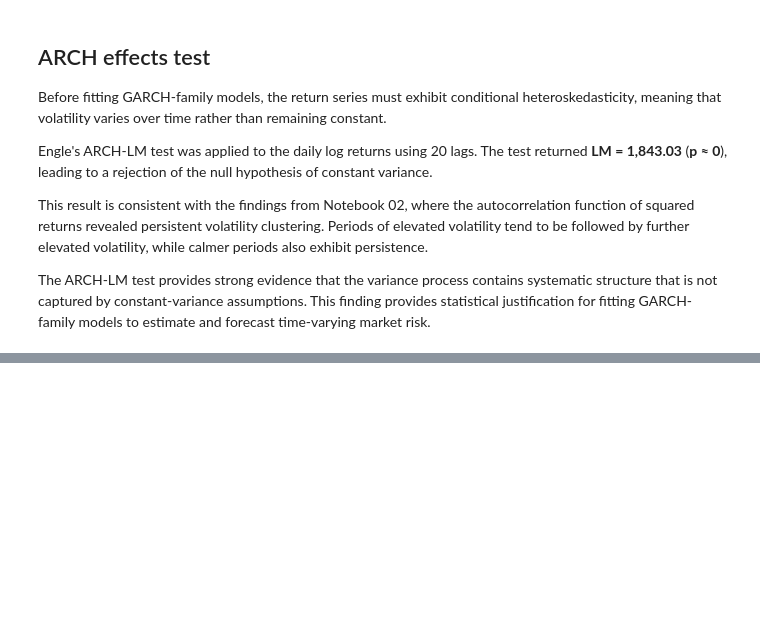
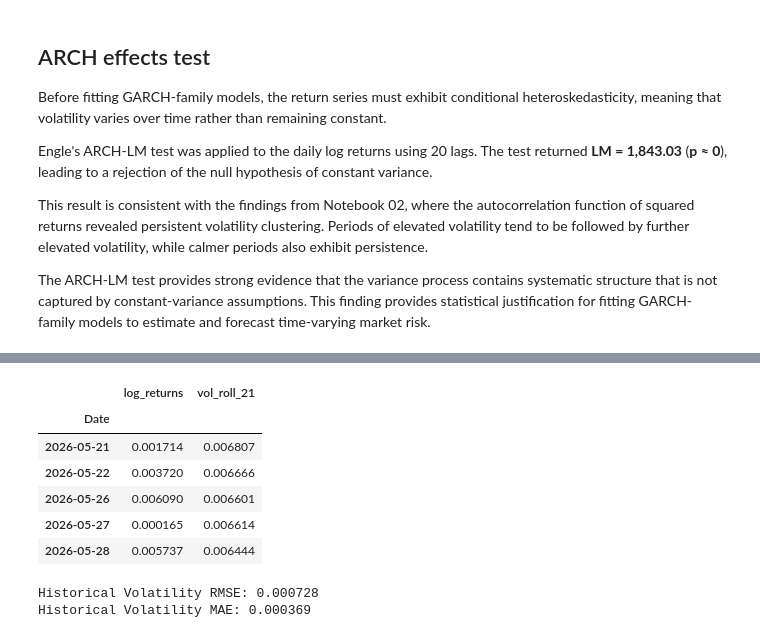
Before and after one commit to Mena-Beshara/sp500-market-intelligence-system, a Jupyter notebook: notebooks/05_volatility_forecasting_garch.ipynb, the cells around one changed output, grey strips where cells are left out. Drawn from its saved outputs; the diff is of its cells as text; code cells hidden in the pictures; blank space fills up the shorter version.

```diff
--- a/notebooks/05_volatility_forecasting_garch.ipynb
+++ b/notebooks/05_volatility_forecasting_garch.ipynb
@@ -120,0 +135,11 @@ The ARCH-LM test provides strong evidence that the variance process contains sys
+# %%
+# To ensure the  sensible values:
+df[['log_returns', 'vol_roll_21']].tail()
+# %% [output]
+|  | log_returns | vol_roll_21 |
+| Date |  |  |
+| 2026-05-21 | 0.001714 | 0.006807 |
+| 2026-05-22 | 0.003720 | 0.006666 |
+| 2026-05-26 | 0.006090 | 0.006601 |
+| 2026-05-27 | 0.000165 | 0.006614 |
+| 2026-05-28 | 0.005737 | 0.006444 |
@@ -120,0 +156,16 @@ The ARCH-LM test provides strong evidence that the variance process contains sys
+# %%
+rmse_hist_vol = root_mean_squared_error(
+    benchmark['vol_roll_21'],
+    benchmark['historical_vol_forecast']
+)
+
+mae_hist_vol = mean_absolute_error(
+    benchmark['vol_roll_21'],
+    benchmark['historical_vol_forecast']
+)
+
+print(f'Historical Volatility RMSE: {rmse_hist_vol:.6f} ')
+print(f'Historical Volatility MAE: {mae_hist_vol:.6f}')
+# %% [output]
+Historical Volatility RMSE: 0.000728
+Historical Volatility MAE: 0.000369
```
Also changed, not shown: parts of 4 cells of this notebook, 2 other files.
